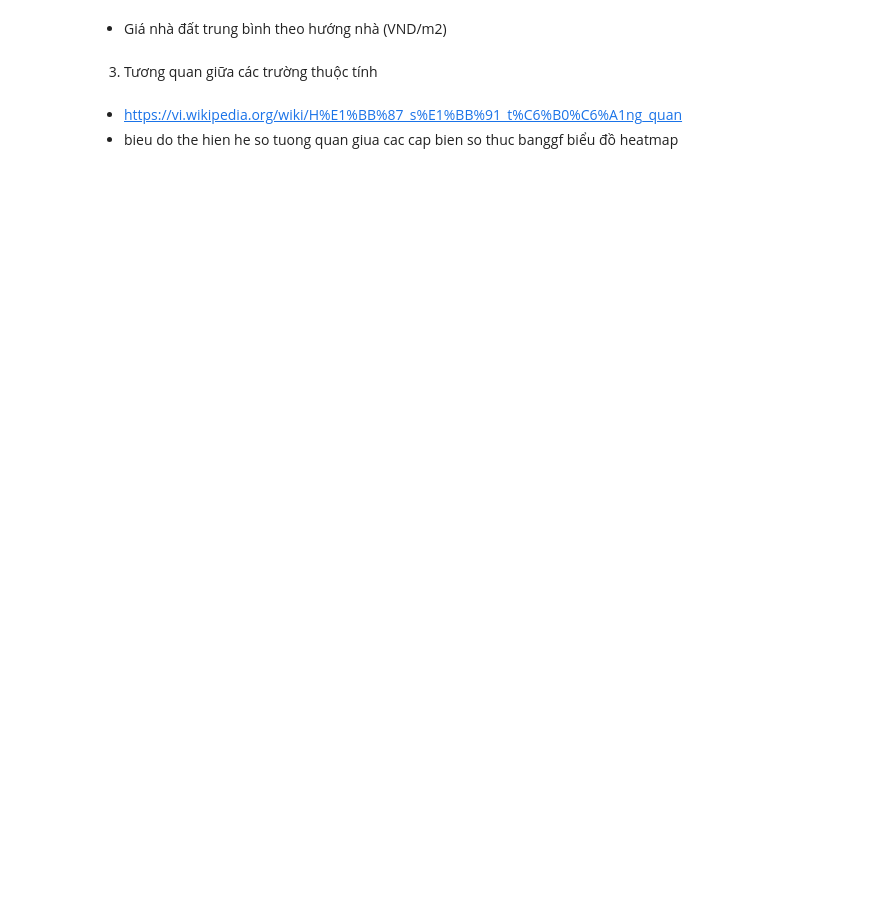
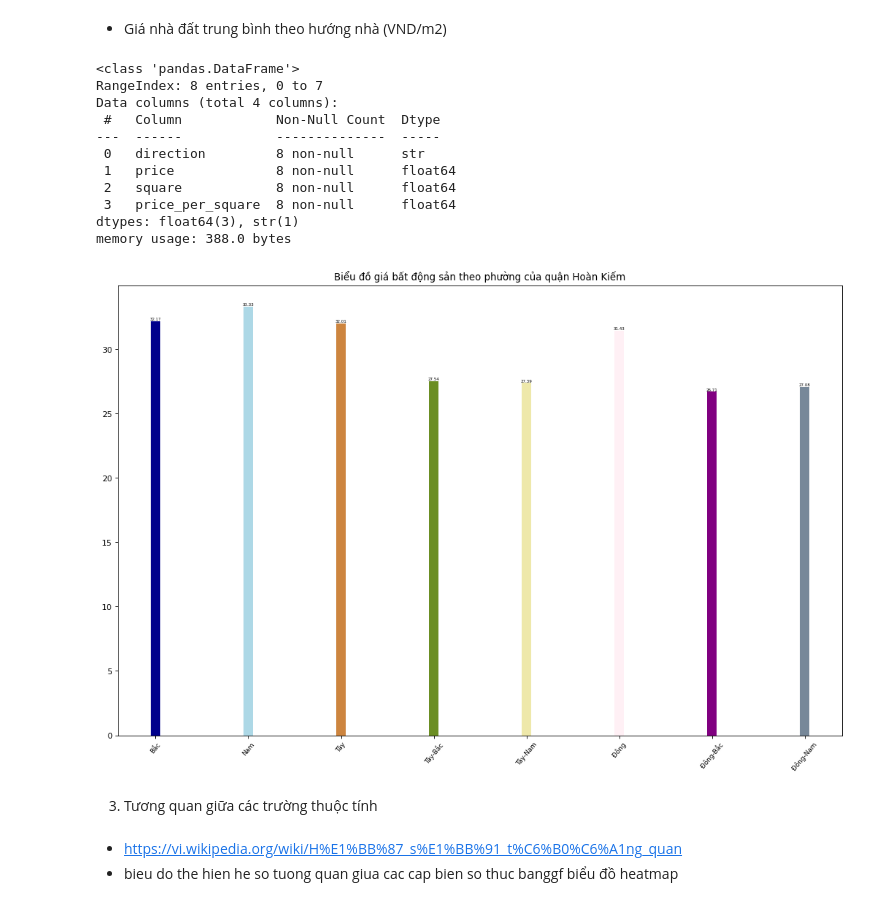
Before and after one commit to Cong123z/Machine-learning-trainning, a Jupyter notebook: HW/HW2/Visualize_RealEstate_Đề_bài.ipynb, the cells around one changed output. Drawn from its saved outputs; the diff is of its cells as text; code cells hidden in the pictures; blank space fills up the shorter version.

```diff
--- a/HW/HW2/Visualize_RealEstate_Đề_bài.ipynb
+++ b/HW/HW2/Visualize_RealEstate_Đề_bài.ipynb
@@ -323,0 +396,22 @@ plt.show()
+# %%
+# Code ở đây
+df4=newdf.groupby('investor')
+df4=df4[['price','square']].sum().reset_index()
+df4['price_per_square']=df4['price']/df4['square']
+df4=df4.sort_values(by='price_per_square',ascending=False)# Sort theo value theo chiều giảm dần
+df4=df4.head(15)#Chỉ lấy 15 nhà đầu tư cao nhất
+df4.info()
+
+n = df4['investor'].unique().__len__()+1#Tạo các màu
+all_colors = list(plt.cm.colors.cnames.keys())
+random.seed(100)
+c = random.choices(all_colors, k=n)
+
+
+plt.figure(figsize=(16,10), dpi= 80)
+plt.bar(df4['investor'], df4['price_per_square'], color=c, width=.1)
+for i,val  in  enumerate(df4['price_per_square'].values):
+    plt.text(df4['investor'].iloc[i],val,f"{val:.2f}",horizontalalignment='center', verticalalignment='bottom', fontdict={'fontweight':500, 'size':5})
+plt.title("Biểu đồ giá bất động sản theo top 15 nhà đầu tư")
+plt.xticks(rotation=50,fontsize=4,horizontalalignment='right')#Xoay các số và giảm font chữ và nó bắt đầu từ bên phải cuối
+plt.show()
@@ -330,3 +433,36 @@ plt.show()
+# %%
+# Code ở đây
+df4=newdf.groupby('direction')
+df4=df4[['price','square']].sum().reset_index()
+df4['price_per_square']=df4['price']/df4['square']
+df4.info()
+
+n = df4['direction'].unique().__len__()+1#Tạo các màu
+all_colors = list(plt.cm.colors.cnames.keys())
+random.seed(100)
+c = random.choices(all_colors, k=n)
+
+
+plt.figure(figsize=(16,10), dpi= 80)
+plt.bar(df4['direction'], df4['price_per_square'], color=c, width=.1)
+for i,val  in  enumerate(df4['price_per_square'].values):
+    plt.text(i,val,f"{val:.2f}",horizontalalignment='center', verticalalignment='bottom', fontdict={'fontweight':500, 'size':5})
+plt.title("Biểu đồ giá bất động sản theo phường của quận Hoàn Kiếm")
+plt.xticks(rotation=50,fontsize=8)#Xoay các số và giảm font chữ
+plt.show()
+# %% [output]
+<class 'pandas.DataFrame'>
+RangeIndex: 8 entries, 0 to 7
+Data columns (total 4 columns):
+ #   Column            Non-Null Count  Dtype
+---  ------            --------------  -----
+ 0   direction         8 non-null      str
+ 1   price             8 non-null      float64
+ 2   square            8 non-null      float64
+ 3   price_per_square  8 non-null      float64
+dtypes: float64(3), str(1)
+memory usage: 388.0 bytes
+[figure, added]
 # %% [markdown]
 3. Tương quan giữa các trường thuộc tính
 # %% [markdown]
```
Also changed, not shown: parts of 16 cells of this notebook.
